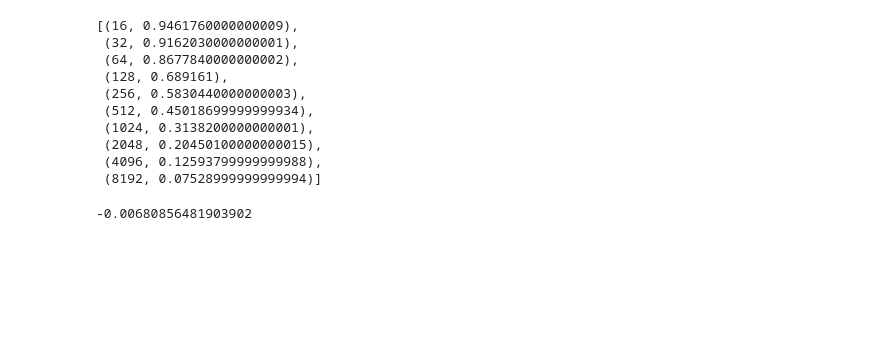
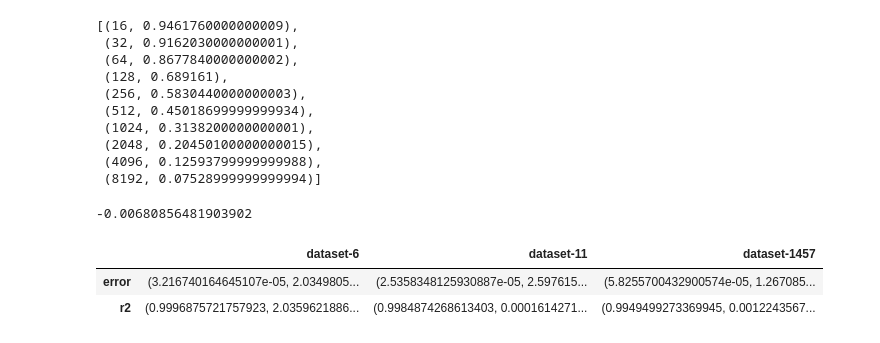
Before and after one commit to bramvaneerden/AutoML, a Jupyter notebook: A2/example.ipynb, the cells around one changed output. Cells and saved outputs as stored; diff of their text form; code cells hidden in the pictures; blank space fills up the shorter version.

```diff
--- a/A2/example.ipynb
+++ b/A2/example.ipynb
@@ -67,0 +75,6 @@ target_func(max_anchor, *popt)
+# %%
+pd.DataFrame({'dataset-6': {'error': (3.216740164645107e-05, 2.0349805547428335e-06), 'r2': (0.9996875721757923, 2.0359621886568754e-05)}, 'dataset-11': {'error': (2.5358348125930887e-05, 2.597615878923163e-06), 'r2': (0.9984874268613403, 0.00016142716062538814)}, 'dataset-1457': {'error': (5.8255700432900574e-05, 1.267085537891093e-05), 'r2': (0.9949499273369945, 0.0012243567790219706)}})
+# %% [output]
+|  | dataset-6 | dataset-11 | dataset-1457 |
+| error | (3.216740164645107e-05, 2.0349805... | (2.5358348125930887e-05, 2.597615... | (5.8255700432900574e-05, 1.267085... |
+| r2 | (0.9996875721757923, 2.0359621886... | (0.9984874268613403, 0.0001614271... | (0.9949499273369945, 0.0012243567... |
```
Also changed, not shown: parts of 14 cells of this notebook, 9 other files.
